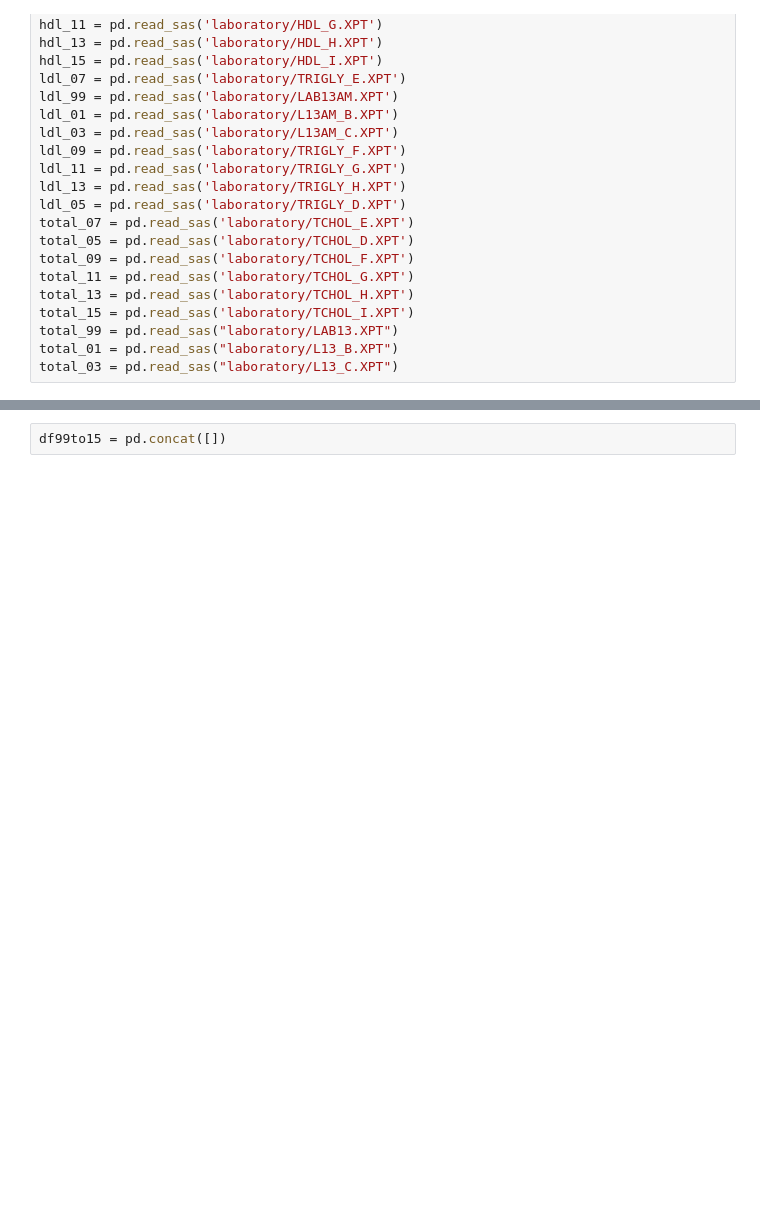
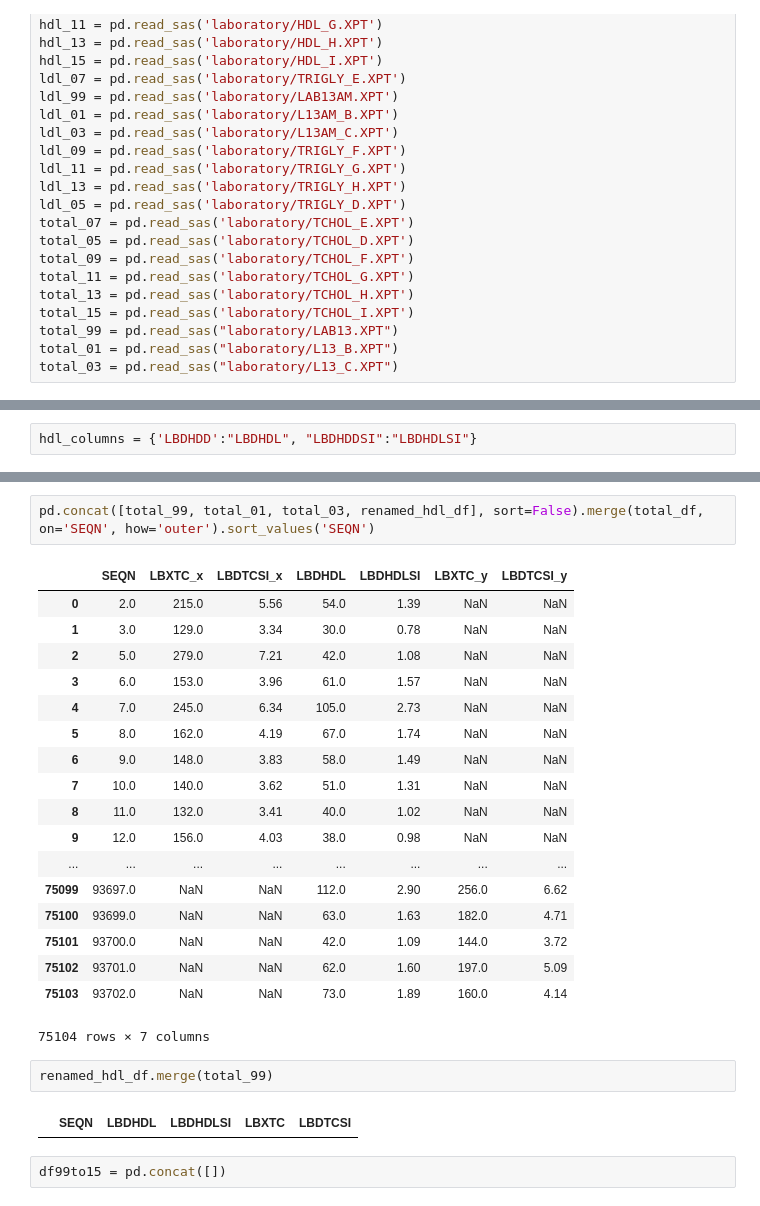
Before and after one commit to nahata5/nhanes-download, a Jupyter notebook: NHANES Downloader.ipynb, the cells around one changed output, grey strips where cells are left out. Cells and saved outputs as stored; diff of their text form; blank space fills up the shorter version.

```diff
--- a/NHANES Downloader.ipynb
+++ b/NHANES Downloader.ipynb
@@ -338,0 +342,2 @@ total_03 = pd.read_sas("laboratory/L13_C.XPT")
+# %%
+hdl_columns = {'LBDHDD':"LBDHDL", "LBDHDDSI":"LBDHDLSI"}
@@ -339,3 +431,28 @@ total_03 = pd.read_sas("laboratory/L13_C.XPT")
+# %%
+pd.concat([total_99, total_01, total_03, renamed_hdl_df], sort=False).merge(total_df, on='SEQN', how='outer').sort_values('SEQN')
+# %% [output]
+|  | SEQN | LBXTC_x | LBDTCSI_x | LBDHDL | LBDHDLSI | LBXTC_y | LBDTCSI_y |
+| 0 | 2.0 | 215.0 | 5.56 | 54.0 | 1.39 | NaN | NaN |
+| 1 | 3.0 | 129.0 | 3.34 | 30.0 | 0.78 | NaN | NaN |
+| 2 | 5.0 | 279.0 | 7.21 | 42.0 | 1.08 | NaN | NaN |
+| 3 | 6.0 | 153.0 | 3.96 | 61.0 | 1.57 | NaN | NaN |
+| 4 | 7.0 | 245.0 | 6.34 | 105.0 | 2.73 | NaN | NaN |
+| 5 | 8.0 | 162.0 | 4.19 | 67.0 | 1.74 | NaN | NaN |
+| 6 | 9.0 | 148.0 | 3.83 | 58.0 | 1.49 | NaN | NaN |
+| 7 | 10.0 | 140.0 | 3.62 | 51.0 | 1.31 | NaN | NaN |
+| 8 | 11.0 | 132.0 | 3.41 | 40.0 | 1.02 | NaN | NaN |
+| 9 | 12.0 | 156.0 | 4.03 | 38.0 | 0.98 | NaN | NaN |
+| ... | ... | ... | ... | ... | ... | ... | ... |
+| 75099 | 93697.0 | NaN | NaN | 112.0 | 2.90 | 256.0 | 6.62 |
+| 75100 | 93699.0 | NaN | NaN | 63.0 | 1.63 | 182.0 | 4.71 |
+| 75101 | 93700.0 | NaN | NaN | 42.0 | 1.09 | 144.0 | 3.72 |
+| 75102 | 93701.0 | NaN | NaN | 62.0 | 1.60 | 197.0 | 5.09 |
+| 75103 | 93702.0 | NaN | NaN | 73.0 | 1.89 | 160.0 | 4.14 |
+75104 rows × 7 columns
+# %%
+renamed_hdl_df.merge(total_99)
+# %% [output]
+|  | SEQN | LBDHDL | LBDHDLSI | LBXTC | LBDTCSI |
 # %%
 df99to15 = pd.concat([])
 # %%
```
Also changed, not shown: parts of 10 cells of this notebook.
